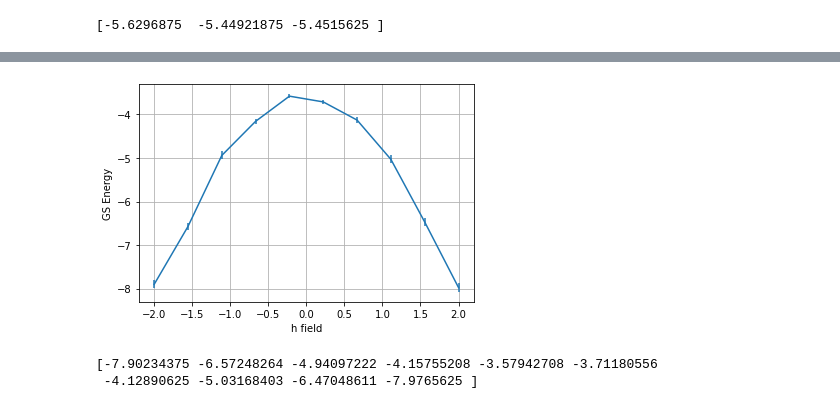
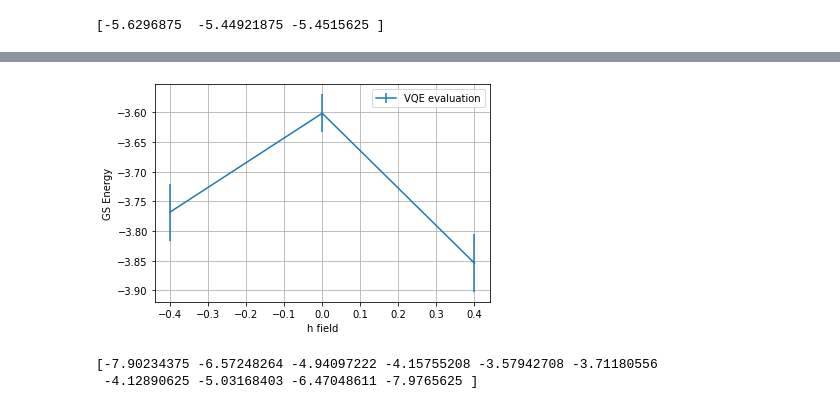
Before and after one commit to anmello/AQM, a Jupyter notebook: thermal_ibm_noise.ipynb, the cells around one changed output, grey strips where cells are left out. Drawn from its saved outputs; the diff is of its cells as text; code cells hidden in the pictures.

```diff
--- a/thermal_ibm_noise.ipynb
+++ b/thermal_ibm_noise.ipynb
@@ -414,13 +410,13 @@ NoiseModel:
 # %%
 # VQE GS ENERGY EVALUATION WITH VARYING MAGNETIC FIELD
 # 0DD PARITY SECTOR
-npme = NumPyMinimumEigensolver()
+
 nqubits=5
 sim_noise = AerSimulator(noise_model=ibm_noise)
 ansatz=EfficientSU2(nqubits, reps=3, entanglement='linear', insert_barriers=True)
 
 transpiled_ansatz=transpile(ansatz, sim_noise)
-h = np.linspace(-2,2,10) #chosen values of h to study the QPT with the presence of noise
+h = [-0.4,0.0,0.4] #chosen values of h to study the QPT with the presence of noise
 energy_5 = np.zeros(len(h))
 y_err = np.zeros(len(h))
 initial_point = np.random.random(ansatz.num_parameters)
@@ -444,7 +440,7 @@ for j in range(len(h)):
 plt.xlabel('h field')
 plt.ylabel('GS Energy')
 plt.errorbar(h,energy_5,yerr=y_err,label='VQE evaluation')
-
+plt.legend()
 plt.grid()
 plt.show()
 # %% [output]
@@ -514,41 +494,41 @@ NoiseModel:
 # VQE GS ENERGY EVALUATION WITH VARYING MAGNETIC FIELD
 # 0DD PARITY SECTOR
 J=1.0
-npme = NumPyMinimumEigensolver()
+
 nqubits=4
 sim_noise = AerSimulator(noise_model=ibm_noise)
 ansatz=EfficientSU2(nqubits, reps=3, entanglement='linear', insert_barriers=True)
 
 transpiled_ansatz=transpile(ansatz, sim_noise)
-h = np.linspace(-2,2,10) #chosen values of h to study the QPT with the presence of noise
+h = [-0.4,0.0,0.4] #chosen values of h to study the QPT with the presence of noise
 energy_4 = np.zeros(len(h))
 y_err = np.zeros(len(h))
 initial_point = np.random.random(ansatz.num_parameters)
 optimizer=SPSA(maxiter=2000)
 
 
 for j in range(len(h)):
 
-    H5 = ham_generator(nqubits,h[j],J)
+    H4 = ham_generator(nqubits,h[j],J)
 
     clear_info()
 
     local_vqe = VQE(ansatz=transpiled_ansatz,
                 optimizer=optimizer,
                 initial_point=initial_point,
                 quantum_instance=AerSimulator(noise_model=ibm_noise),
                 callback=callback)
-    local_result = local_vqe.compute_minimum_eigenvalue(H5)
+    local_result = local_vqe.compute_minimum_eigenvalue(H4)
     energy_4[j] = local_result.eigenvalue
     y_err[j]=intermediate_info['stddev'][-1] # for the standard deviation on energy with different values of h
 plt.xlabel('h field')
 plt.ylabel('GS Energy')
 plt.errorbar(h,energy_4,yerr=y_err,label='VQE evaluation')
-
+plt.legend()
 plt.grid()
 plt.show()
 # %% [output]
-[figure, old version]
+[figure, new version]
 # %%
 print(energy_4)
 # %% [output]
```
Also changed, not shown: parts of 16 cells of this notebook, 1 other file.
